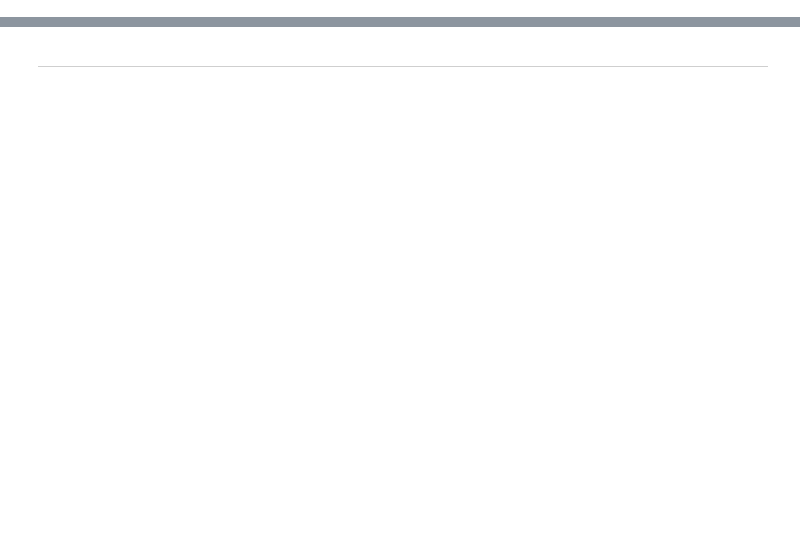
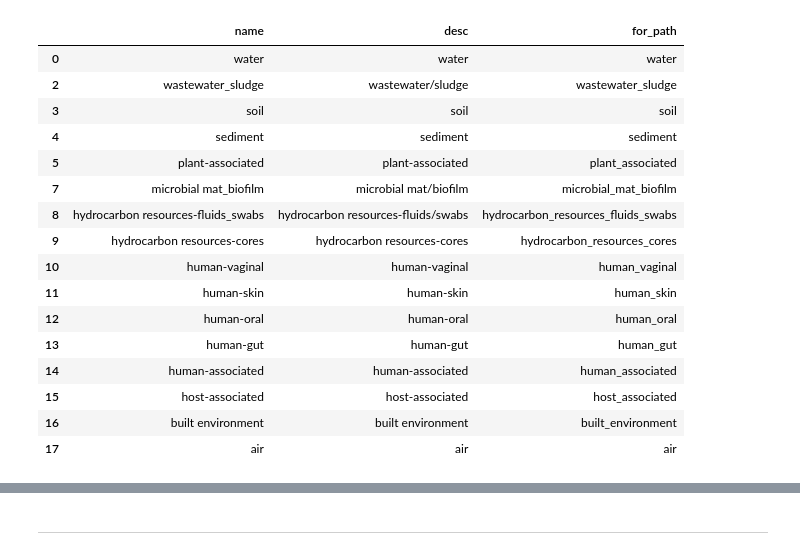
Before and after one commit to microbiomedata/nmdc-metadata, a Jupyter notebook: notebooks/build_dh_soil_template.ipynb, the cells around one changed output, grey strips where cells are left out. Saved outputs shown, nothing was run; the diff lists cells and outputs as text; code cells hidden in the pictures; blank space fills up the shorter version.

Commit message:
nmdc slots, MS's triad enums

```diff
--- a/notebooks/build_dh_soil_template.ipynb
+++ b/notebooks/build_dh_soil_template.ipynb
@@ -51,0 +325,4 @@ nmdc_yaml_view = SchemaView(nmdc_yaml_file)
+# %%
+for i in biosample_slots:
+    if i.required or i.recommended or i.identifier:
+        print(i.name)
@@ -84,3 +337,8 @@ empty_dict = {
 # %%
-# how to get a list of all environmental packages according to  MIxS
-# mixs_yaml_view.get_class("soil").__dict__
+# how to get a list of all environmental packages according to  MIxS ?
+epes = mixs_yaml_view.get_enum("env_package_enum")
+epe_pvs = list(epes.permissible_values.keys())
+unique_observed_packages = epe_pvs
+unique_observed_packages.sort()
+
+# maybe some of these aren't classes?
@@ -89,5 +345,39 @@ envpack_slot_fractions = pd.read_csv(envpack_slot_fractions_file, sep="\t")
-# %%
-# workarround while uncertain about getting a list of all environmental packages
-#   according to the MIxS model
-unique_observed_packages = list(envpack_slot_fractions["env_package"].unique())
-unique_observed_packages.sort()
+# %%
+mixs_classes = list(mixs_yaml_view.all_class().keys())
+# enum_not_class = set(unique_observed_packages) - set(mixs_classes)
+# print(enum_not_class)
+
+# # {'wastewater/sludge', 'hydrocarbon resources-fluids/swabs', 'microbial mat/biofilm', 'misc environment'}
+# # 'wastewater_sludge'
+# # 'hydrocarbon resources-fluids_swabs'
+# # 'microbial mat_biofilm'
+# # 'miscellaneous natural or artificial environment'
+# %%
+n2d = []
+for i in mixs_classes:
+    j = mixs_yaml_view.get_class(i).description
+    n2d.append({"name": i, "desc": j})
+
+n2d = pd.DataFrame(n2d)
+n2d = n2d.loc[n2d["desc"].isin(unique_observed_packages)]
+n2d["for_path"] = n2d["name"].str.replace("[^a-zA-Z]+", "_", regex=True)
+
+n2d
+# %% [output]
+|  | name | desc | for_path |
+| 0 | water | water | water |
+| 2 | wastewater_sludge | wastewater/sludge | wastewater_sludge |
+| 3 | soil | soil | soil |
+| 4 | sediment | sediment | sediment |
+| 5 | plant-associated | plant-associated | plant_associated |
+| 7 | microbial mat_biofilm | microbial mat/biofilm | microbial_mat_biofilm |
+| 8 | hydrocarbon resources-fluids_swabs | hydrocarbon resources-fluids/swabs | hydrocarbon_resources_fluids_swabs |
+| 9 | hydrocarbon resources-cores | hydrocarbon resources-cores | hydrocarbon_resources_cores |
+| 10 | human-vaginal | human-vaginal | human_vaginal |
+| 11 | human-skin | human-skin | human_skin |
+| 12 | human-oral | human-oral | human_oral |
+| 13 | human-gut | human-gut | human_gut |
+| 14 | human-associated | human-associated | human_associated |
+| 15 | host-associated | host-associated | host_associated |
+| 16 | built environment | built environment | built_environment |
+| 17 | air | air | air |
```
Also changed, not shown: parts of 38 cells of this notebook, 1 other file.
